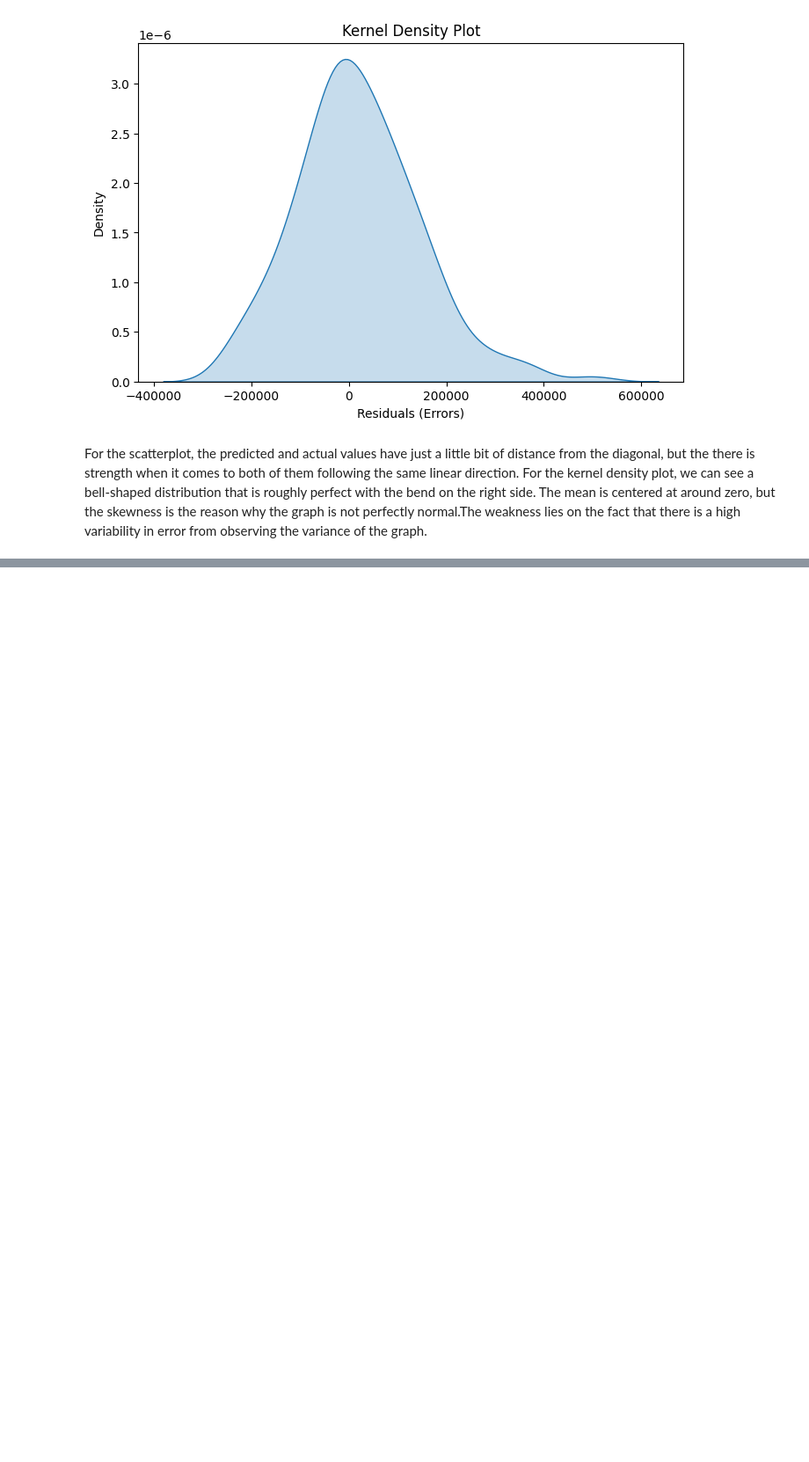
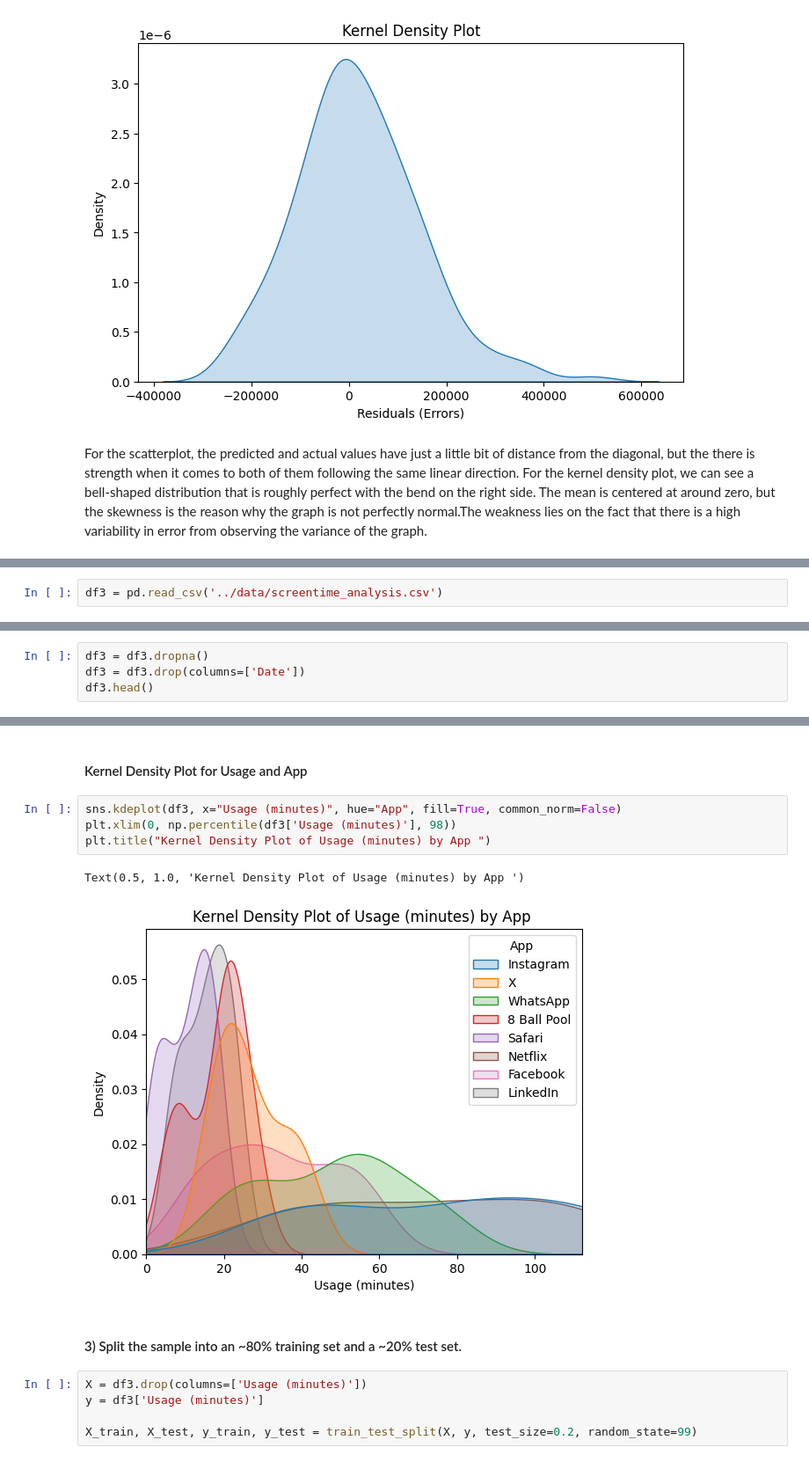
Before and after one commit to PatrickHo718/DS-3021, a Jupyter notebook: 05.1_reg_data_prep/lab4.ipynb, the cells around one changed output, grey strips where cells are left out. Shown at 88% size. Drawn from its saved outputs; the diff is of its cells as text; blank space fills up the shorter version.

```diff
--- a/05.1_reg_data_prep/lab4.ipynb
+++ b/05.1_reg_data_prep/lab4.ipynb
@@ -523,0 +519,2 @@ For the scatterplot, the predicted and actual values have just a little bit of d
+# %%
+df3 = pd.read_csv('../data/screentime_analysis.csv')
@@ -523,0 +525,4 @@ For the scatterplot, the predicted and actual values have just a little bit of d
+# %%
+df3 = df3.dropna()
+df3 = df3.drop(columns=['Date'])
+df3.head()
@@ -523,0 +565,16 @@ For the scatterplot, the predicted and actual values have just a little bit of d
+# %% [markdown]
+#### Kernel Density Plot for Usage and App
+# %%
+sns.kdeplot(df3, x="Usage (minutes)", hue="App", fill=True, common_norm=False)
+plt.xlim(0, np.percentile(df3['Usage (minutes)'], 98))
+plt.title("Kernel Density Plot of Usage (minutes) by App ")
+# %% [output]
+Text(0.5, 1.0, 'Kernel Density Plot of Usage (minutes) by App ')
+[figure, added]
+# %% [markdown]
+#### 3) Split the sample into an ~80% training set and a ~20% test set.
+# %%
+X = df3.drop(columns=['Usage (minutes)'])
+y = df3['Usage (minutes)']
+
+X_train, X_test, y_train, y_test = train_test_split(X, y, test_size=0.2, random_state=99)
```
Also changed, not shown: parts of 28 cells of this notebook, 2 other files.
